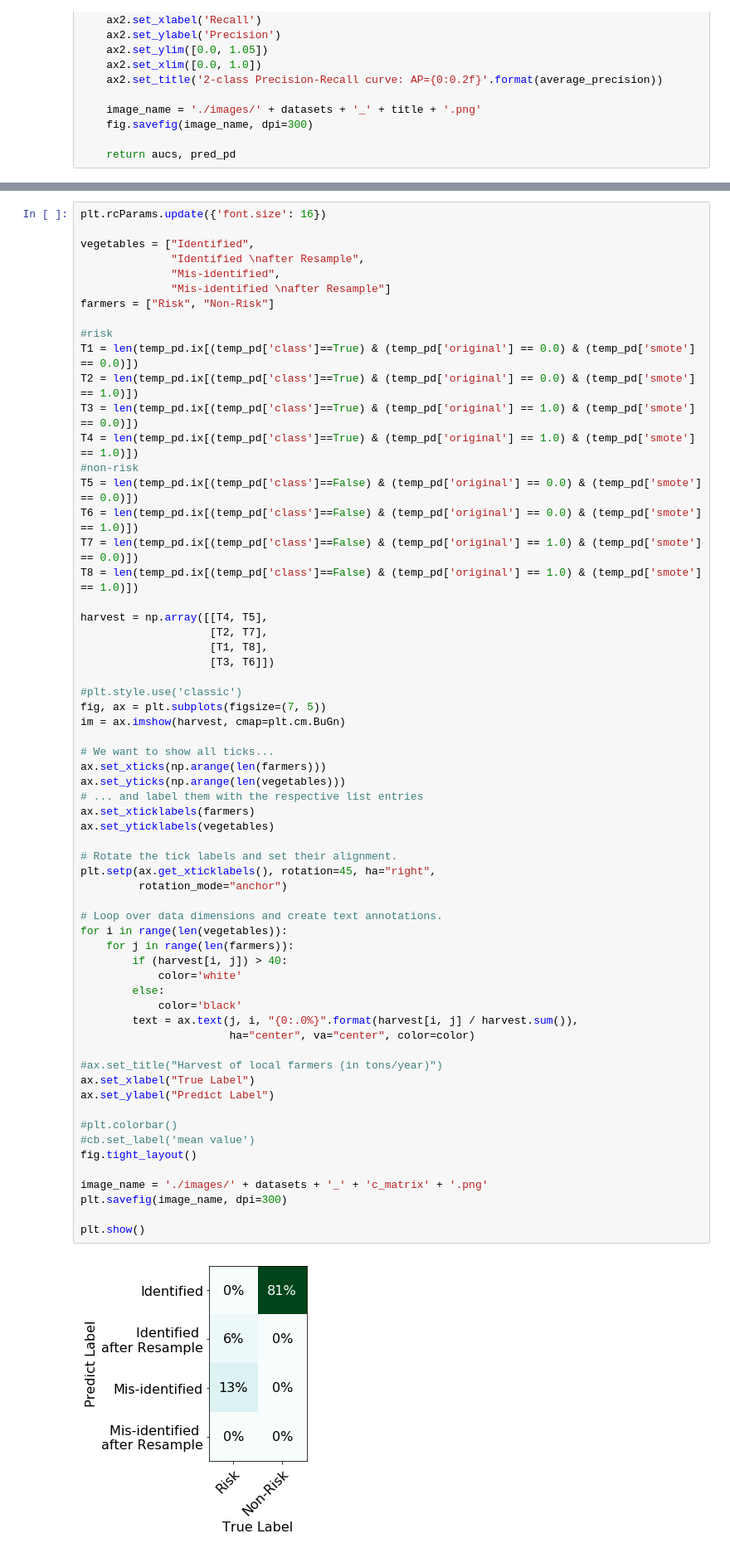
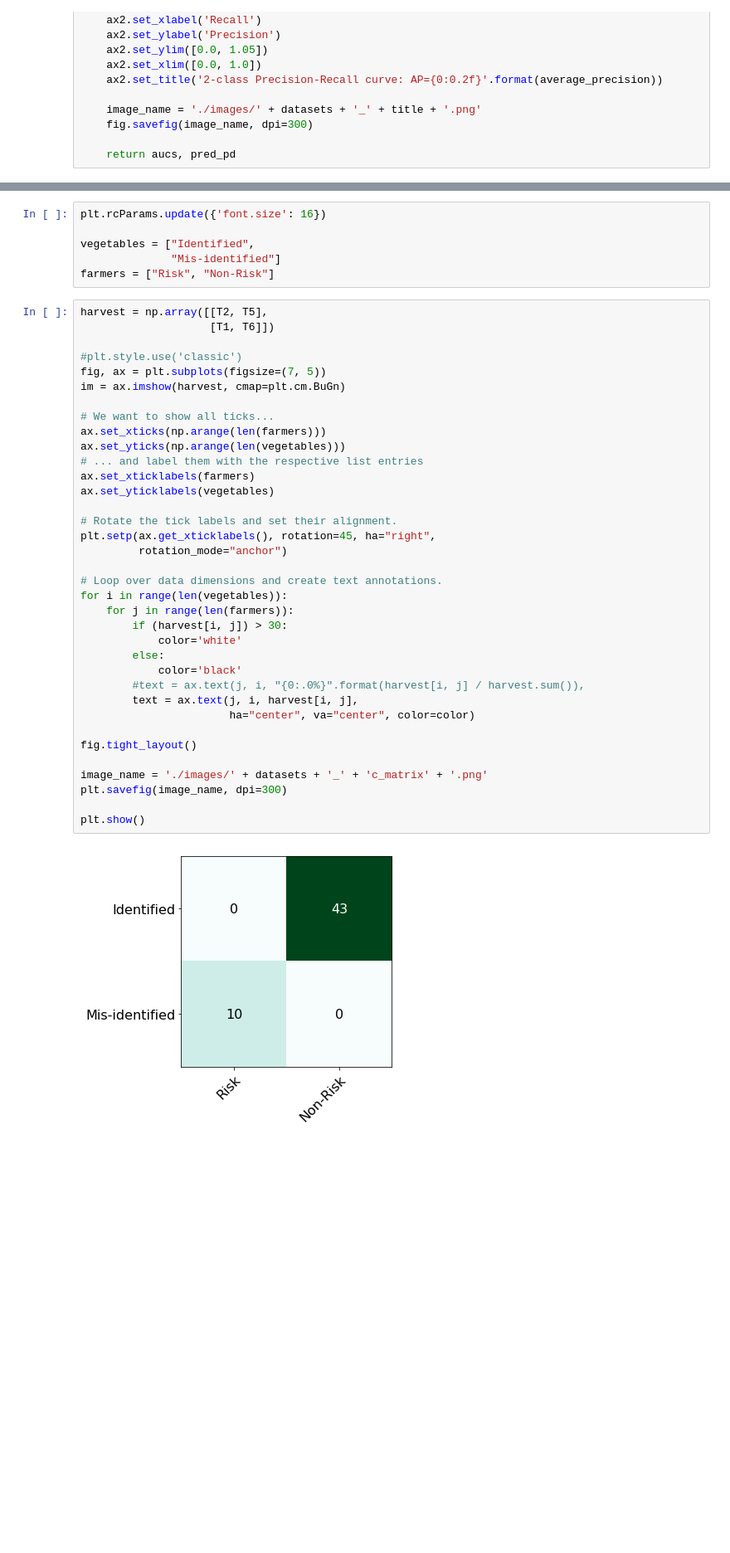
Before and after one commit to owen198/kslab, a Jupyter notebook: ds_comparision/ROC Curve - KU1.ipynb, the cells around one changed output, grey strips where cells are left out. Shown: that part at 83% size. Drawn from its saved outputs; the diff is of its cells as text; blank space fills up the shorter version.

```diff
--- a/ds_comparision/ROC Curve - KU1.ipynb
+++ b/ds_comparision/ROC Curve - KU1.ipynb
@@ -363,64 +414,44 @@ Type8: non-risk students been misidentified (nop) {{a}}
+# %%
+plt.rcParams.update({'font.size': 16})
+
+vegetables = ["Identified",
+              "Mis-identified"]
+farmers = ["Risk", "Non-Risk"]
 # %%
-plt.rcParams.update({'font.size': 16})
-
-vegetables = ["Identified",
-              "Identified \nafter Resample",
-              "Mis-identified",
-              "Mis-identified \nafter Resample"]
-farmers = ["Risk", "Non-Risk"]
-
-#risk
-T1 = len(temp_pd.ix[(temp_pd['class']==True) & (temp_pd['original'] == 0.0) & (temp_pd['smote'] == 0.0)])
-T2 = len(temp_pd.ix[(temp_pd['class']==True) & (temp_pd['original'] == 0.0) & (temp_pd['smote'] == 1.0)])
-T3 = len(temp_pd.ix[(temp_pd['class']==True) & (temp_pd['original'] == 1.0) & (temp_pd['smote'] == 0.0)])
-T4 = len(temp_pd.ix[(temp_pd['class']==True) & (temp_pd['original'] == 1.0) & (temp_pd['smote'] == 1.0)])
-#non-risk
-T5 = len(temp_pd.ix[(temp_pd['class']==False) & (temp_pd['original'] == 0.0) & (temp_pd['smote'] == 0.0)])
-T6 = len(temp_pd.ix[(temp_pd['class']==False) & (temp_pd['original'] == 0.0) & (temp_pd['smote'] == 1.0)])
-T7 = len(temp_pd.ix[(temp_pd['class']==False) & (temp_pd['original'] == 1.0) & (temp_pd['smote'] == 0.0)])
-T8 = len(temp_pd.ix[(temp_pd['class']==False) & (temp_pd['original'] == 1.0) & (temp_pd['smote'] == 1.0)])
-
-harvest = np.array([[T4, T5],
-                    [T2, T7],
-                    [T1, T8],
-                    [T3, T6]])
+harvest = np.array([[T2, T5],
+                    [T1, T6]])
 
 #plt.style.use('classic')
 fig, ax = plt.subplots(figsize=(7, 5))
 im = ax.imshow(harvest, cmap=plt.cm.BuGn)
 
 # We want to show all ticks...
 ax.set_xticks(np.arange(len(farmers)))
 ax.set_yticks(np.arange(len(vegetables)))
 # ... and label them with the respective list entries
 ax.set_xticklabels(farmers)
 ax.set_yticklabels(vegetables)
 
 # Rotate the tick labels and set their alignment.
 plt.setp(ax.get_xticklabels(), rotation=45, ha="right",
          rotation_mode="anchor")
 
 # Loop over data dimensions and create text annotations.
 for i in range(len(vegetables)):
     for j in range(len(farmers)):
-        if (harvest[i, j]) > 40:
+        if (harvest[i, j]) > 30:
             color='white'
         else:
             color='black'
-        text = ax.text(j, i, "{0:.0%}".format(harvest[i, j] / harvest.sum()),
+        #text = ax.text(j, i, "{0:.0%}".format(harvest[i, j] / harvest.sum()),
+        text = ax.text(j, i, harvest[i, j],
                        ha="center", va="center", color=color)
 
-#ax.set_title("Harvest of local farmers (in tons/year)")
-ax.set_xlabel("True Label")
-ax.set_ylabel("Predict Label")
-
-#plt.colorbar()
-#cb.set_label('mean value')
 fig.tight_layout()
 
 image_name = './images/' + datasets + '_' + 'c_matrix' + '.png'
 plt.savefig(image_name, dpi=300)
 
 plt.show()
 # %% [output]
-[figure, old version]
+[figure, new version]
```
Also changed, not shown: parts of 25 cells of this notebook, 48 other files.
